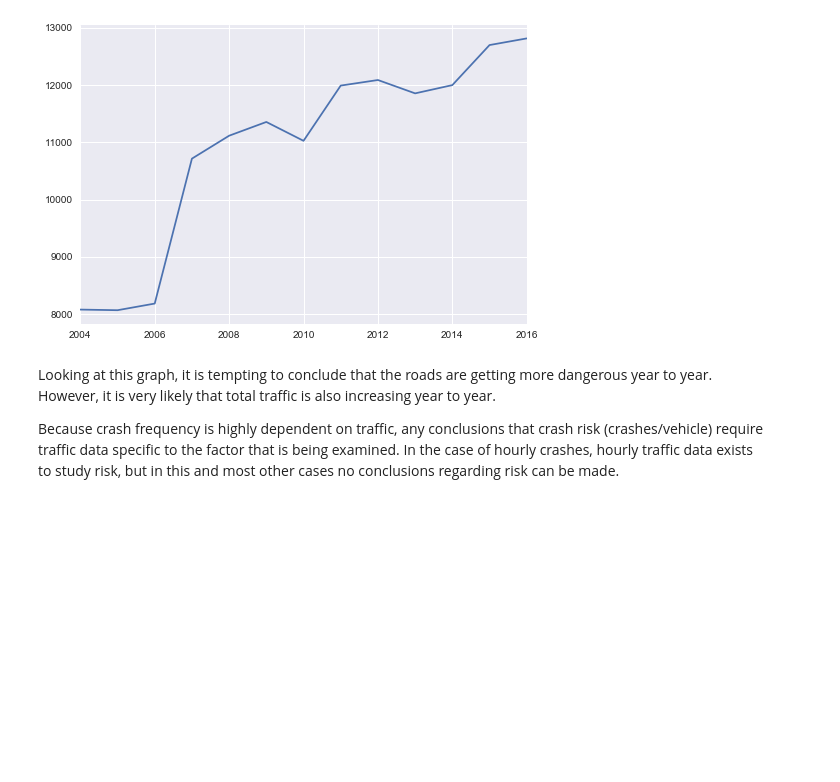
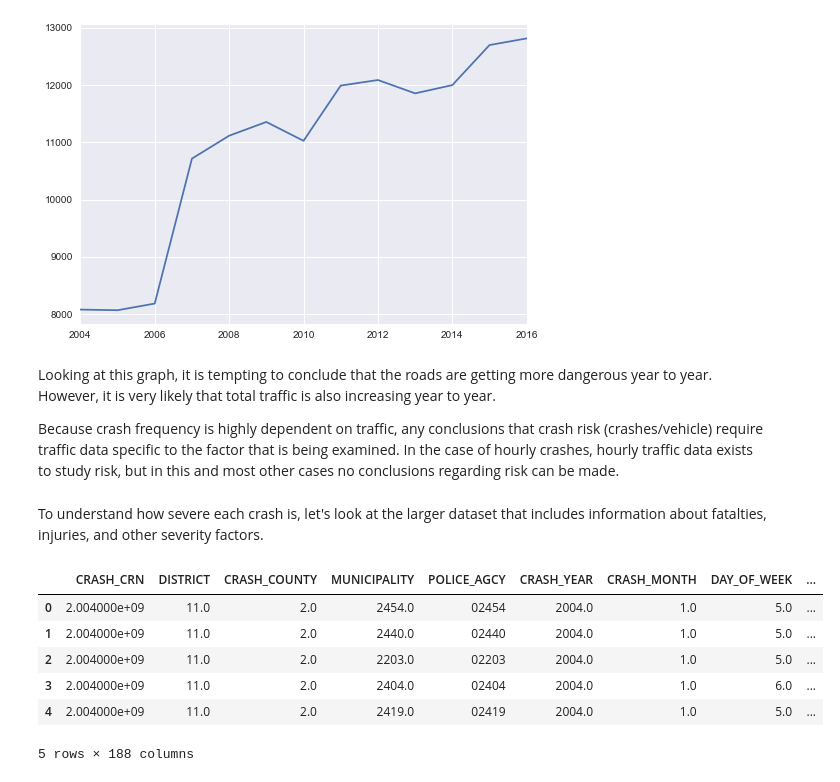
Before and after one commit to amgupta4/Springboard, a Jupyter notebook: Data Story.ipynb, the cells around one changed output. Cells and saved outputs as stored; diff of their text form; code cells hidden in the pictures; blank space fills up the shorter version.

```diff
--- a/Data Story.ipynb
+++ b/Data Story.ipynb
@@ -180,3 +180,16 @@ crash_location.datetime.dt.year.value_counts().sort_index().plot()
 Looking at this graph, it is tempting to conclude that the roads are getting more dangerous year to year. However, it is very likely that total traffic is also increasing year to year.
 
 Because crash frequency is highly dependent on traffic, any conclusions that crash risk (crashes/vehicle) require traffic data specific to the factor that is being examined. In the case of hourly crashes, hourly traffic data exists to study risk, but in this and most other cases no conclusions regarding risk can be made.
+# %% [markdown]
+To understand how severe each crash is, let's look at the larger dataset that includes information about fatalties, injuries, and other severity factors.
+# %%
+crash = pd.read_csv('crashdata.csv')
+crash.head()
+# %% [output]
+|  | CRASH_CRN | DISTRICT | CRASH_COUNTY | MUNICIPALITY | POLICE_AGCY | CRASH_YEAR | CRASH_MONTH | DAY_OF_WEEK | ... |
+| 0 | 2.004000e+09 | 11.0 | 2.0 | 2454.0 | 02454 | 2004.0 | 1.0 | 5.0 | ... |
+| 1 | 2.004000e+09 | 11.0 | 2.0 | 2440.0 | 02440 | 2004.0 | 1.0 | 5.0 | ... |
+| 2 | 2.004000e+09 | 11.0 | 2.0 | 2203.0 | 02203 | 2004.0 | 1.0 | 5.0 | ... |
+| 3 | 2.004000e+09 | 11.0 | 2.0 | 2404.0 | 02404 | 2004.0 | 1.0 | 6.0 | ... |
+| 4 | 2.004000e+09 | 11.0 | 2.0 | 2419.0 | 02419 | 2004.0 | 1.0 | 5.0 | ... |
+5 rows × 188 columns
```
Also changed, not shown: parts of 3 cells of this notebook.
